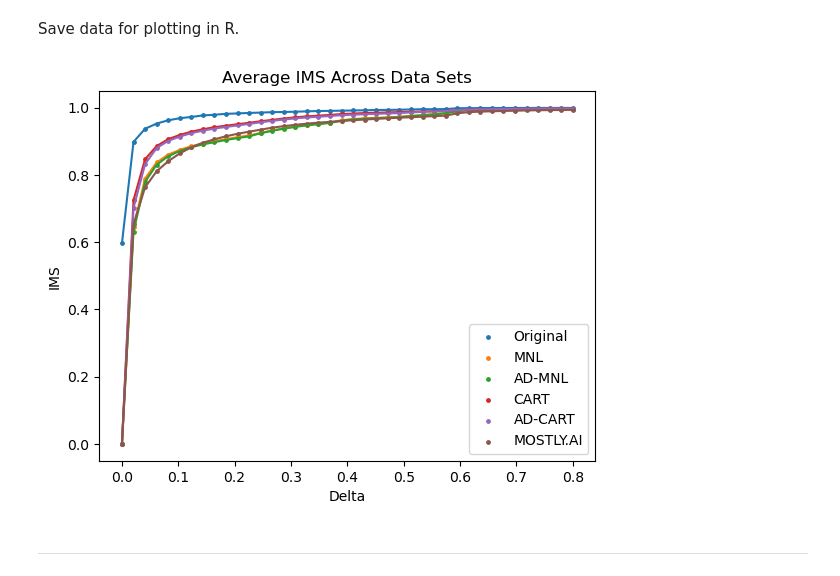
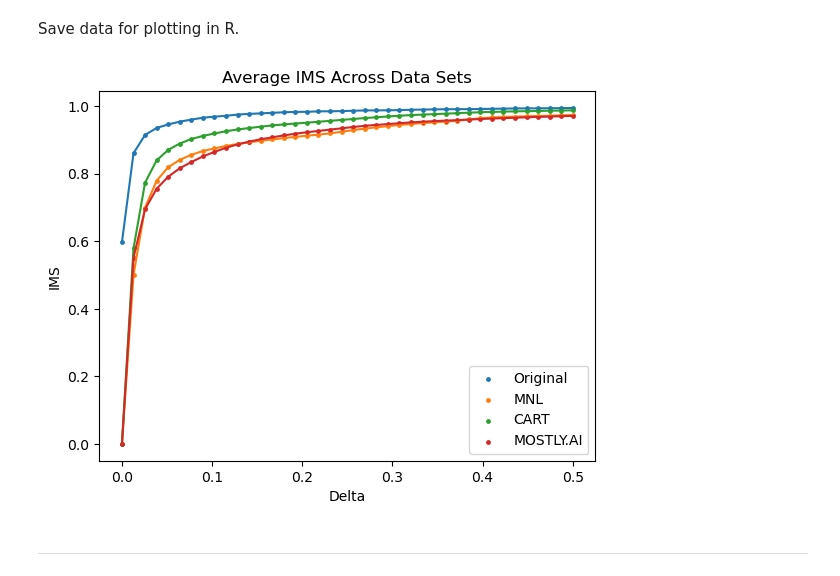
Before and after one commit to cdbale/optimized-sequential-synthesis, a Jupyter notebook: Code/SK - Privacy Analysis.ipynb, the cells around one changed output. Saved outputs shown, nothing was run; the diff lists cells and outputs as text; code cells hidden in the pictures.

```diff
--- a/Code/SK - Privacy Analysis.ipynb
+++ b/Code/SK - Privacy Analysis.ipynb
@@ -57,7 +57,7 @@ privacy_results.to_csv("../Results/SK/privacy_metrics.csv", index=False)
 # %% [markdown]
 Examine how IMS diff changes with $\delta$
 # %%
-delta_vals = np.linspace(0.00001, 0.8, 40)
+delta_vals = np.linspace(0.00001, 0.5, 40)
 # %%
 train_ims = ims_apply(train, [train], delta_vals, synthetic_is_train=True)
 avg_mnl_ims = ims_apply(train, sXs_mnl, delta_vals)
@@ -103,30 +99,30 @@ ims_results.to_csv("../Results/SK/ims_metrics.csv", index=False)
 # %%
 plt.plot(delta_vals, train_ims[0])
 plt.scatter(delta_vals, train_ims, s=6, label="Original")
 
 plt.plot(delta_vals, avg_mnl_ims)
 plt.scatter(delta_vals, avg_mnl_ims, s=6, label="MNL")
 
-plt.plot(delta_vals, avg_ad_mnl_ims)
-plt.scatter(delta_vals, avg_ad_mnl_ims, s=6, label="AD-MNL")
+# plt.plot(delta_vals, avg_ad_mnl_ims)
+# plt.scatter(delta_vals, avg_ad_mnl_ims, s=6, label="AD-MNL")
 
 plt.plot(delta_vals, avg_cart_ims)
 plt.scatter(delta_vals, avg_cart_ims, s=6, label="CART")
 
-plt.plot(delta_vals, avg_ad_cart_ims)
-plt.scatter(delta_vals, avg_ad_cart_ims, s=6, label="AD-CART")
+# plt.plot(delta_vals, avg_ad_cart_ims)
+# plt.scatter(delta_vals, avg_ad_cart_ims, s=6, label="AD-CART")
 
 plt.plot(delta_vals, avg_mostly_ims)
 plt.scatter(delta_vals, avg_mostly_ims, s=6, label="MOSTLY.AI")
 
 plt.title("Average IMS Across Data Sets")
 plt.xlabel("Delta")
 plt.ylabel("IMS")
 
 plt.legend()
 plt.show()
 # %% [output]
-[figure, old version]
+[figure, new version]
 # %% [markdown]
 ***
 # %% [markdown]
```
Also changed, not shown: parts of 22 cells of this notebook, 4 other files.
